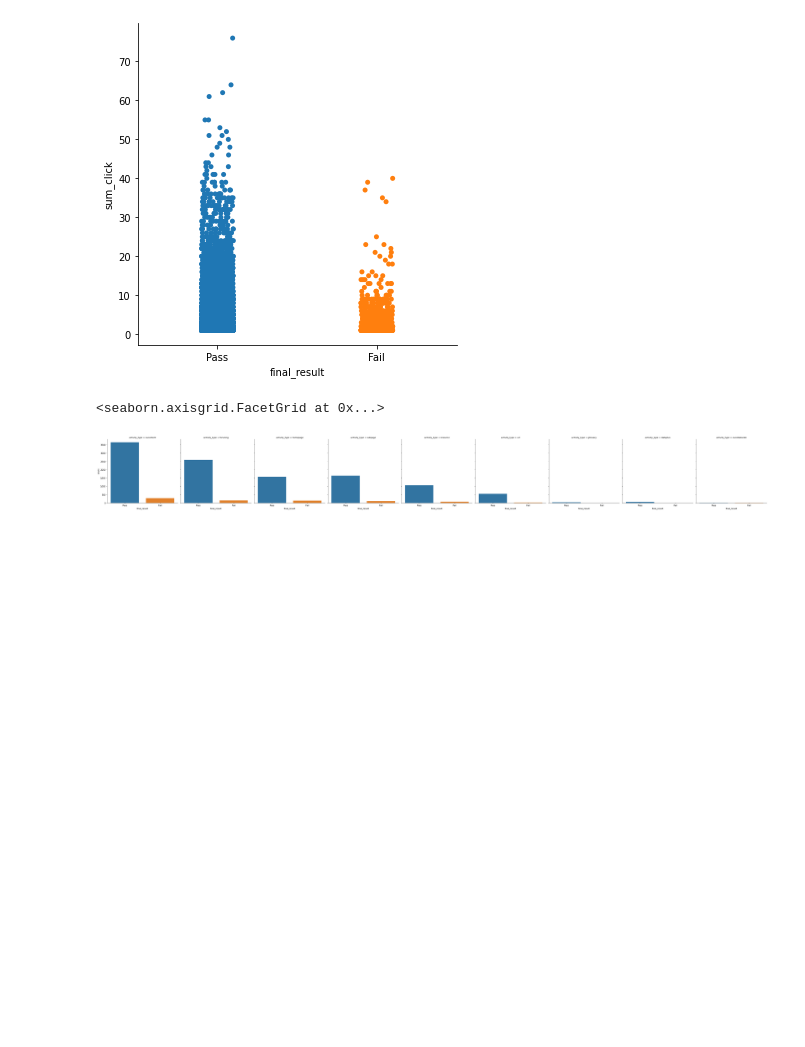
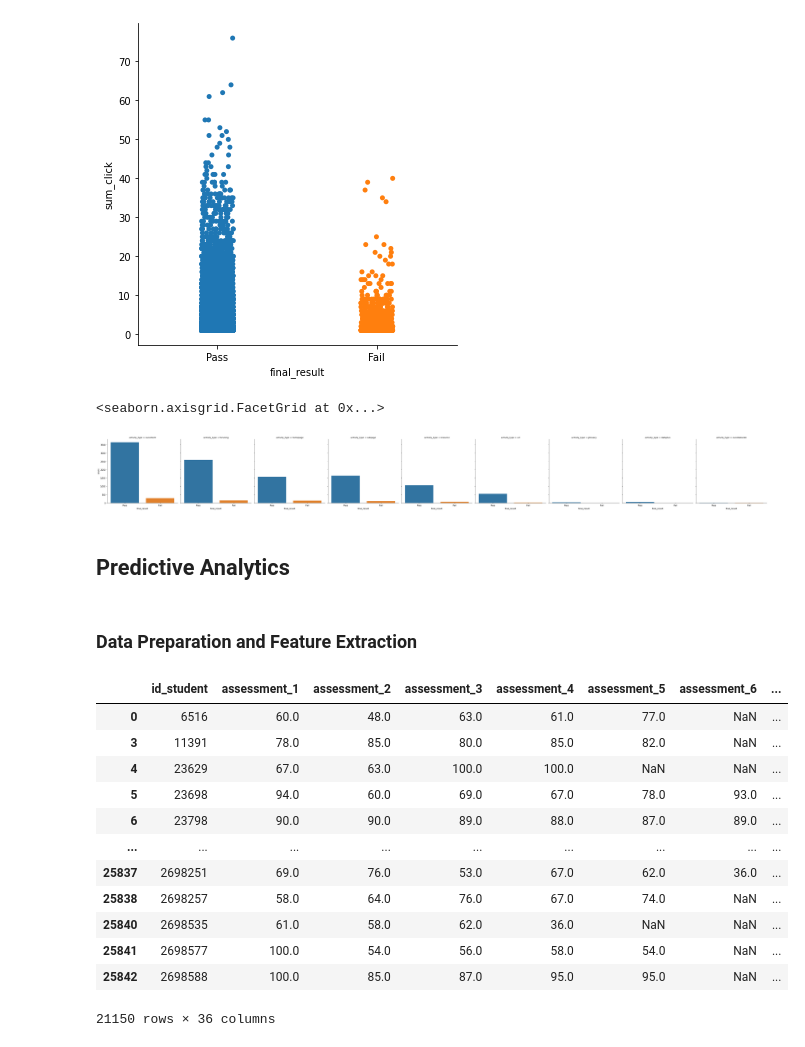
Before and after one commit to FaiZaman/Early-Identification-of-Failing-Students, a Jupyter notebook: Predicting Failing Students.ipynb, the cells around one changed output. Drawn from its saved outputs; the diff is of its cells as text; code cells hidden in the pictures; blank space fills up the shorter version.

```diff
--- a/Predicting Failing Students.ipynb
+++ b/Predicting Failing Students.ipynb
@@ -106,3 +102,35 @@ sns.catplot(x="final_result", col="activity_type", data=pass_fail_click_activity
 # %% [output]
 <seaborn.axisgrid.FacetGrid at 0x...>
 [figure]
+# %% [markdown]
+## Predictive Analytics
+# %% [markdown]
+### Data Preparation and Feature Extraction
+# %%
+studentAssessment_merged = studentAssessment.merge(assessments, on =['id_assessment'], how='left') # leftjoin assessment x studentAssessment
+studentAssessment_merged = studentAssessment_merged[['id_assessment','id_student','score','code_module', 'code_presentation']] # projection
+# %%
+student_list = []
+assesment_list = []
+df = studentAssessment_merged.groupby(['id_student','code_module','code_presentation']) # grouping students by module and run
+
+for i,group in df:
+    student_list.append(i)
+    assesment_list.append(list(group['score']))
+# %%
+student_total_assessments = pd.DataFrame(assesment_list,student_list)
+
+col = []
+for i in range(1, student_total_assessments.shape[1]+1): # creation of table of all assessments for each student
+    col.append('assessment_' + str(i))
+
+student_total_assessments.columns = col
+
+student_total_assessments = student_total_assessments.reset_index()
+student_total_assessments.rename(columns={'index':'id_student'},inplace=True)
+student_total_assessments['id_student'],student_total_assessments['code_module'],student_total_assessments['code_presentation'] = zip(*student_total_assessments.id_student)
+# %%
+studentData = student_total_assessments.merge(pass_fail_info, on = ['id_student', 'code_module','code_presentation'], how='left')
+studentData = studentData.drop(['code_module', 'code_presentation', 'num_of_prev_attempts', 'studied_credits'], axis=1)
+studentData = studentData[studentData['final_result'].notna()]
+studentData['final_result'] = np.where(studentData['final_result'] == 'Fail', 0, 1)
@@ -108,0 +179,18 @@ sns.catplot(x="final_result", col="activity_type", data=pass_fail_click_activity
+# %%
+final_result_column = encoded_StudentData.pop('final_result')
+encoded_StudentData['final_result'] = final_result_column
+encoded_StudentData
+# %% [output]
+|  | id_student | assessment_1 | assessment_2 | assessment_3 | assessment_4 | assessment_5 | assessment_6 | ... |
+| 0 | 6516 | 60.0 | 48.0 | 63.0 | 61.0 | 77.0 | NaN | ... |
+| 3 | 11391 | 78.0 | 85.0 | 80.0 | 85.0 | 82.0 | NaN | ... |
+| 4 | 23629 | 67.0 | 63.0 | 100.0 | 100.0 | NaN | NaN | ... |
+| 5 | 23698 | 94.0 | 60.0 | 69.0 | 67.0 | 78.0 | 93.0 | ... |
+| 6 | 23798 | 90.0 | 90.0 | 89.0 | 88.0 | 87.0 | 89.0 | ... |
+| ... | ... | ... | ... | ... | ... | ... | ... | ... |
+| 25837 | 2698251 | 69.0 | 76.0 | 53.0 | 67.0 | 62.0 | 36.0 | ... |
+| 25838 | 2698257 | 58.0 | 64.0 | 76.0 | 67.0 | 74.0 | NaN | ... |
+| 25840 | 2698535 | 61.0 | 58.0 | 62.0 | 36.0 | NaN | NaN | ... |
+| 25841 | 2698577 | 100.0 | 54.0 | 56.0 | 58.0 | 54.0 | NaN | ... |
+| 25842 | 2698588 | 100.0 | 85.0 | 87.0 | 95.0 | 95.0 | NaN | ... |
+21150 rows × 36 columns
```
Also changed, not shown: parts of 5 cells of this notebook.
